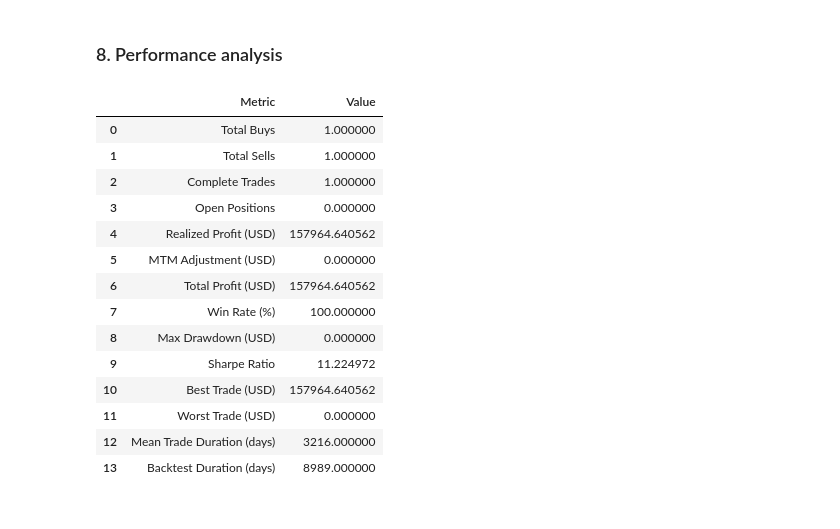
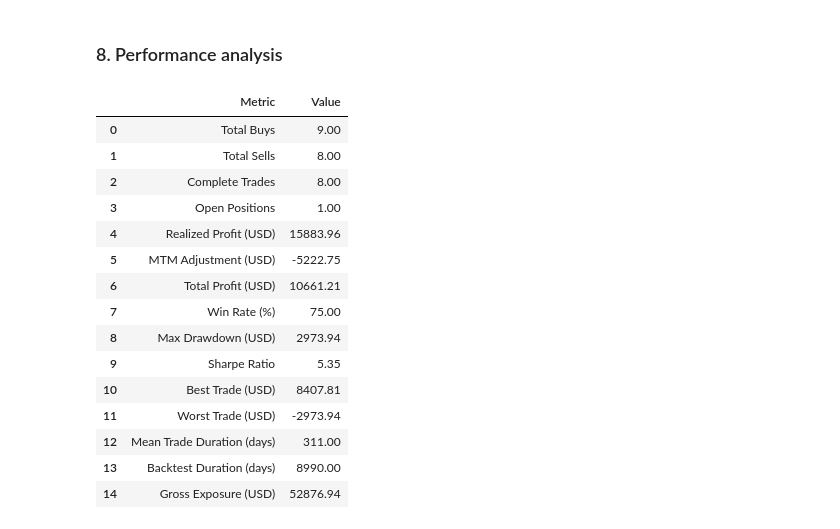
Before and after one commit to rossi-diego/commodity-backtester, a Jupyter notebook: notebooks/02-backtest.ipynb, the cells around one changed output. Cells and saved outputs as stored; diff of their text form; code cells hidden in the pictures.

```diff
--- a/notebooks/02-backtest.ipynb
+++ b/notebooks/02-backtest.ipynb
@@ -25,7 +26,7 @@ pd.set_option('display.max_columns', None)
 ### 2. Load data and strategy definition
 # %%
 df = pd.read_parquet(YFINANCE_CLEAN)
-backtest_strategy = 'spread'
+backtest_strategy = 'mean_reversion'
 # %% [markdown]
 ### 3. Check describe of the selected strategy
 # %%
@@ -45,14 +63,14 @@ df_strategy.describe()
 # %% [markdown]
 ### 4. Input strategy parameters
 # %%
-start_date = '2010-01-01'
-end_date = '2025-04-25'
+start_date = '2010-04-01'
+end_date = '2025-05-02'
 
-commodity_chosen = 'soybean_oil'
-commodity_spread = 'soybean'
+commodity_chosen = 'Soybean'
+commodity_spread = 'Wheat'
 
-down_entry = 1.99
-up_exit = 2.46
+down_entry = 2.4
+up_exit = 2.5
 
 contract_size = contract_sizes[commodity_chosen]
 # %% [markdown]
@@ -74,7 +92,7 @@ df_trades, position_open = backtest(
 # %% [markdown]
 ### 6. PnL
 # %%
-df_trades_final, mtm_trade = pnl_trades(
+df_trades, mtm_trade = pnl_trades(
     df_trades=df_trades,
     df_prices=df,
     commodity_chosen=commodity_chosen,
@@ -103,21 +122,29 @@ backtest_charts(
 # %% [markdown]
 ### 8. Performance analysis
 # %%
-summary = backtest_performance(df_trades_final, df, mtm_trade)
-display(summary)
+metrics = backtest_performance(
+    df_trades, df, mtm_trade,
+    contract_size=contract_sizes[commodity_chosen],
+    tons_conversion=tons_conversion,
+    commodity_chosen=commodity_chosen,
+    position_open=position_open
+)
+
+display(metrics)
 # %% [output]
 |  | Metric | Value |
-| 0 | Total Buys | 1.000000 |
-| 1 | Total Sells | 1.000000 |
-| 2 | Complete Trades | 1.000000 |
-| 3 | Open Positions | 0.000000 |
-| 4 | Realized Profit (USD) | 157964.640562 |
-| 5 | MTM Adjustment (USD) | 0.000000 |
-| 6 | Total Profit (USD) | 157964.640562 |
-| 7 | Win Rate (%) | 100.000000 |
-| 8 | Max Drawdown (USD) | 0.000000 |
-| 9 | Sharpe Ratio | 11.224972 |
-| 10 | Best Trade (USD) | 157964.640562 |
-| 11 | Worst Trade (USD) | 0.000000 |
-| 12 | Mean Trade Duration (days) | 3216.000000 |
-| 13 | Backtest Duration (days) | 8989.000000 |
+| 0 | Total Buys | 9.00 |
+| 1 | Total Sells | 8.00 |
+| 2 | Complete Trades | 8.00 |
+| 3 | Open Positions | 1.00 |
+| 4 | Realized Profit (USD) | 15883.96 |
+| 5 | MTM Adjustment (USD) | -5222.75 |
+| 6 | Total Profit (USD) | 10661.21 |
+| 7 | Win Rate (%) | 75.00 |
+| 8 | Max Drawdown (USD) | 2973.94 |
+| 9 | Sharpe Ratio | 5.35 |
+| 10 | Best Trade (USD) | 8407.81 |
+| 11 | Worst Trade (USD) | -2973.94 |
+| 12 | Mean Trade Duration (days) | 311.00 |
+| 13 | Backtest Duration (days) | 8990.00 |
+| 14 | Gross Exposure (USD) | 52876.94 |
```
Also changed, not shown: parts of 3 cells of this notebook, 12 other files.
